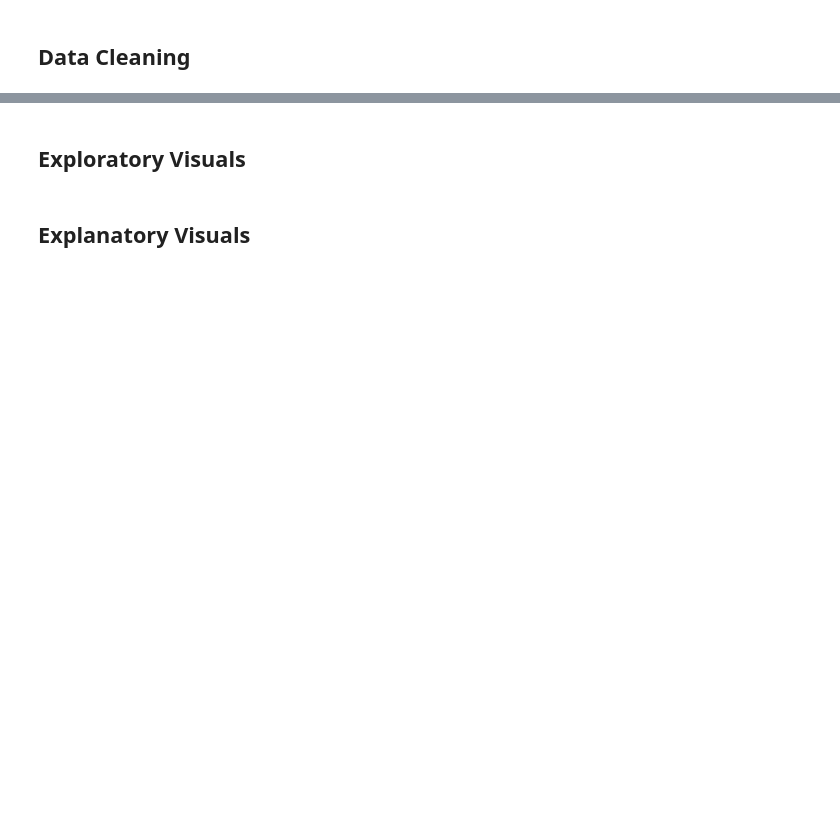
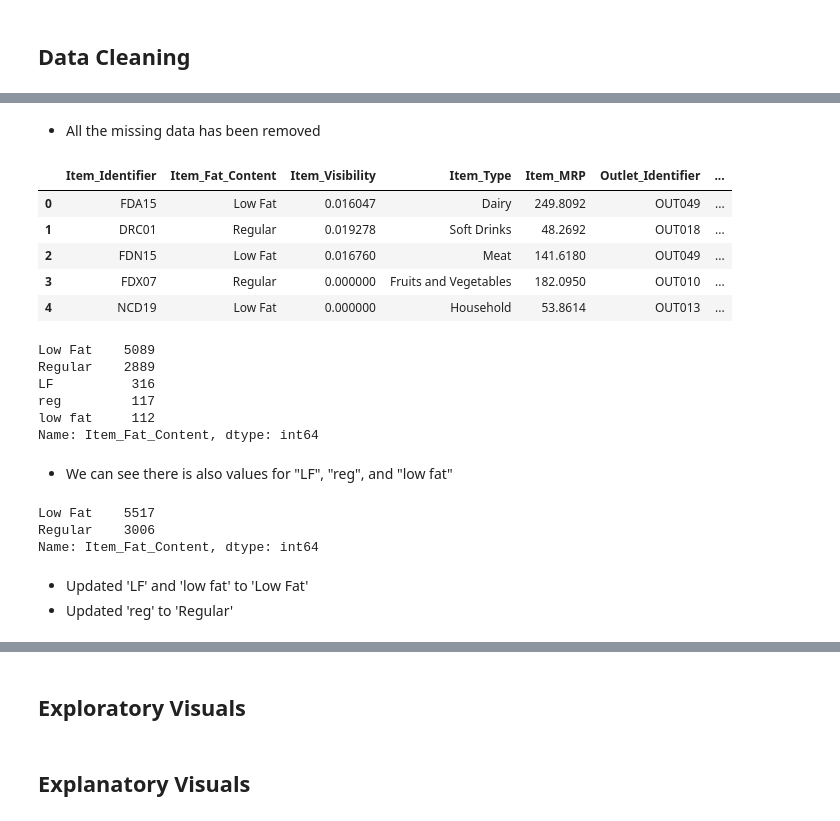
Before and after one commit to Zach-Hanson3/Food_Sales_Prediction_old, a Jupyter notebook: Food_Sales_Prediction.ipynb, the cells around one changed output, grey strips where cells are left out. Saved outputs shown, nothing was run; the diff lists cells and outputs as text; code cells hidden in the pictures; blank space fills up the shorter version.

```diff
--- a/Food_Sales_Prediction.ipynb
+++ b/Food_Sales_Prediction.ipynb
@@ -13,0 +145,37 @@
+# %% [markdown]
+- All the missing data has been removed
+# %%
+#Previewing data again with "unknown filled in for remaining missing values"
+sales_df.head()
+# %% [output]
+|  | Item_Identifier | Item_Fat_Content | Item_Visibility | Item_Type | Item_MRP | Outlet_Identifier | ... |
+| 0 | FDA15 | Low Fat | 0.016047 | Dairy | 249.8092 | OUT049 | ... |
+| 1 | DRC01 | Regular | 0.019278 | Soft Drinks | 48.2692 | OUT018 | ... |
+| 2 | FDN15 | Low Fat | 0.016760 | Meat | 141.6180 | OUT049 | ... |
+| 3 | FDX07 | Regular | 0.000000 | Fruits and Vegetables | 182.0950 | OUT010 | ... |
+| 4 | NCD19 | Low Fat | 0.000000 | Household | 53.8614 | OUT013 | ... |
+# %%
+#Checking inconsistent data in Item_Fat_Content category
+sales_df['Item_Fat_Content'].value_counts()
+# %% [output]
+Low Fat    5089
+Regular    2889
+LF          316
+reg         117
+low fat     112
+Name: Item_Fat_Content, dtype: int64
+# %% [markdown]
+- We can see there is also values for "LF", "reg", and "low fat"
+# %%
+#Updating this inconsistent data so everything is the same
+sales_df = sales_df.replace(['LF', 'low fat', 'reg'], ['Low Fat', 'Low Fat', 'Regular'])
+
+#Checking to make sure everything got replaced
+sales_df['Item_Fat_Content'].value_counts()
+# %% [output]
+Low Fat    5517
+Regular    3006
+Name: Item_Fat_Content, dtype: int64
+# %% [markdown]
+- Updated 'LF' and 'low fat' to 'Low Fat'
+- Updated 'reg' to 'Regular'
```
Also changed, not shown: parts of 36 cells of this notebook.
